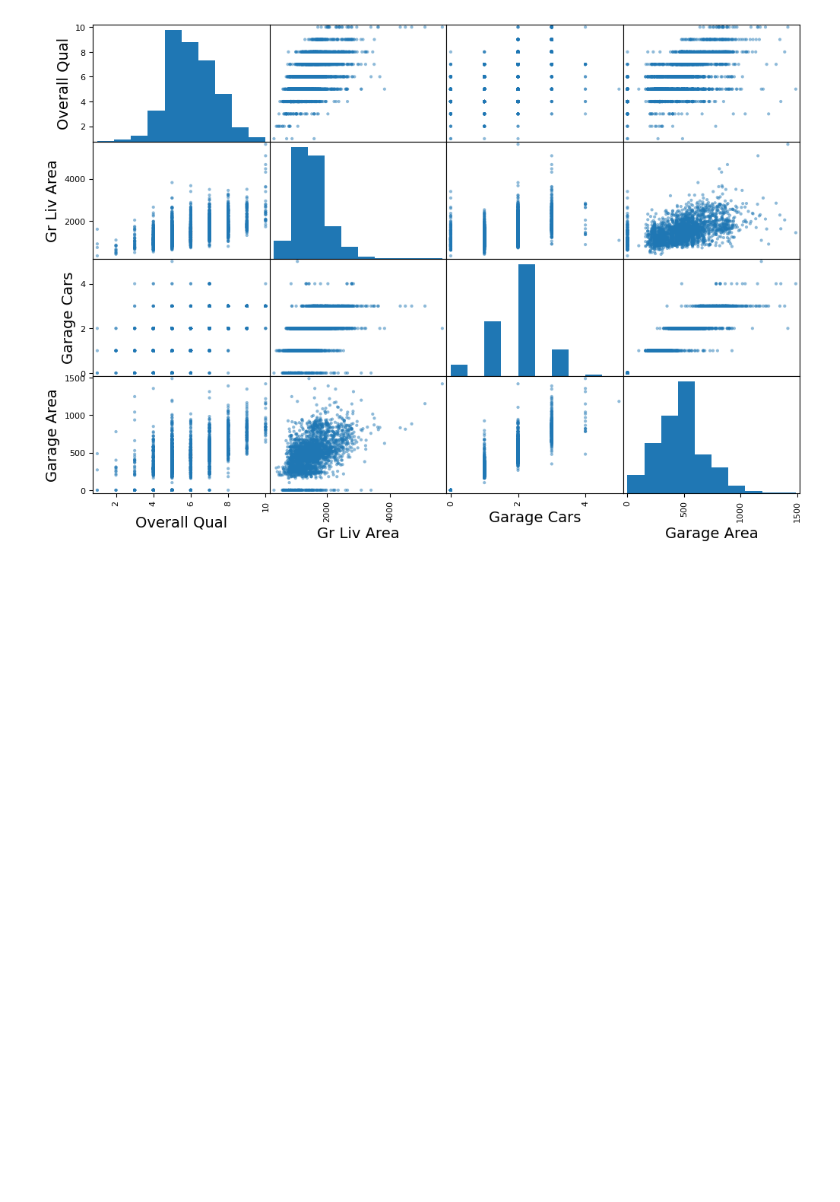
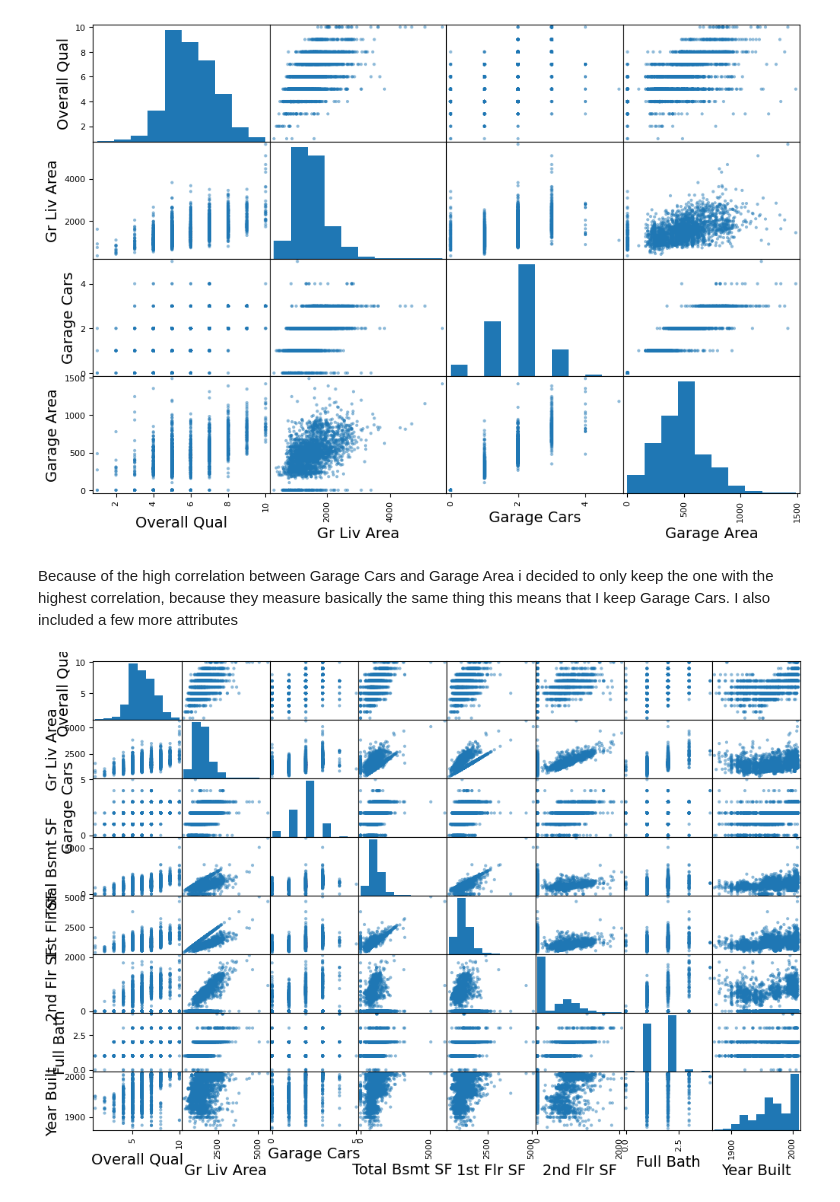
Before and after one commit to MoldyDaniel/Assignment-1-Data-preprocessing-IE500618-, a Jupyter notebook: Data Preprocessing.ipynb, the cells around one changed output. Drawn from its saved outputs; the diff is of its cells as text; code cells hidden in the pictures; blank space fills up the shorter version.

```diff
--- a/Data Preprocessing.ipynb
+++ b/Data Preprocessing.ipynb
@@ -109,3 +110,13 @@ scatter_matrix(housing[attributes], figsize=(12, 8))
 plt.show()
 # %% [output]
 [figure]
+# %% [markdown]
+Because of the high correlation between Garage Cars and Garage Area i decided to only keep the one with the highest correlation, because they measure basically the same thing this means that I keep Garage Cars.
+I also included a few more attributes
+# %%
+attributes = ["Overall Qual", "Gr Liv Area", "Garage Cars", "Total Bsmt SF", "1st Flr SF", "2nd Flr SF", "Full Bath", "Year Built"]
+
+scatter_matrix(housing[attributes], figsize=(12, 8))
+plt.show()
+# %% [output]
+[figure, added]
```
Also changed, not shown: parts of 12 cells of this notebook, 1 other file.
